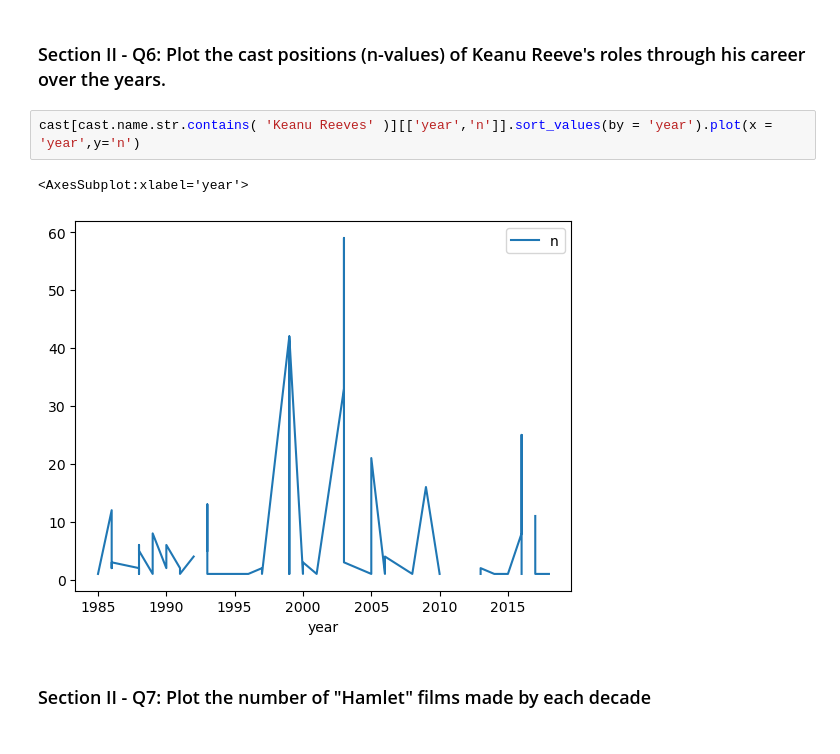
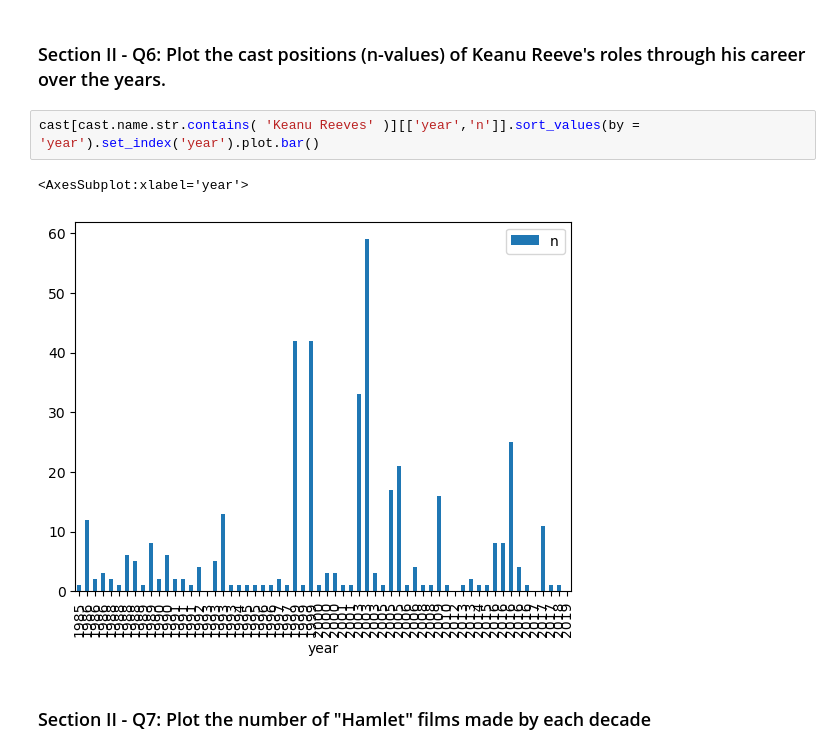
Before and after one commit to springboard-curriculum/mec-mini-projects, a Jupyter notebook: mec-5.3.10-data-wranging-with-pandas-mini-project/Mini_Project_Data_Wrangling_Pandas.ipynb, the cells around one changed output. Saved outputs shown, nothing was run; the diff lists cells and outputs as text.

```diff
--- a/mec-5.3.10-data-wranging-with-pandas-mini-project/Mini_Project_Data_Wrangling_Pandas.ipynb
+++ b/mec-5.3.10-data-wranging-with-pandas-mini-project/Mini_Project_Data_Wrangling_Pandas.ipynb
@@ -505,10 +513,10 @@ Name: year, dtype: int64
 # %% [markdown]
 ### Section II - Q6: Plot the cast positions (n-values) of Keanu Reeve's roles through his career over the years.
 # %%
-cast[cast.name.str.contains( 'Keanu Reeves' )][['year','n']].sort_values(by = 'year').plot(x = 'year',y='n')
+cast[cast.name.str.contains( 'Keanu Reeves' )][['year','n']].sort_values(by = 'year').set_index('year').plot.bar()
 # %% [output]
 <AxesSubplot:xlabel='year'>
-[figure, old version]
+[figure, new version]
 # %% [markdown]
 ### Section II - Q7: Plot the number of "Hamlet" films made by each decade
 # %%
```
Also changed, not shown: parts of 23 cells of this notebook, 22 other files.
